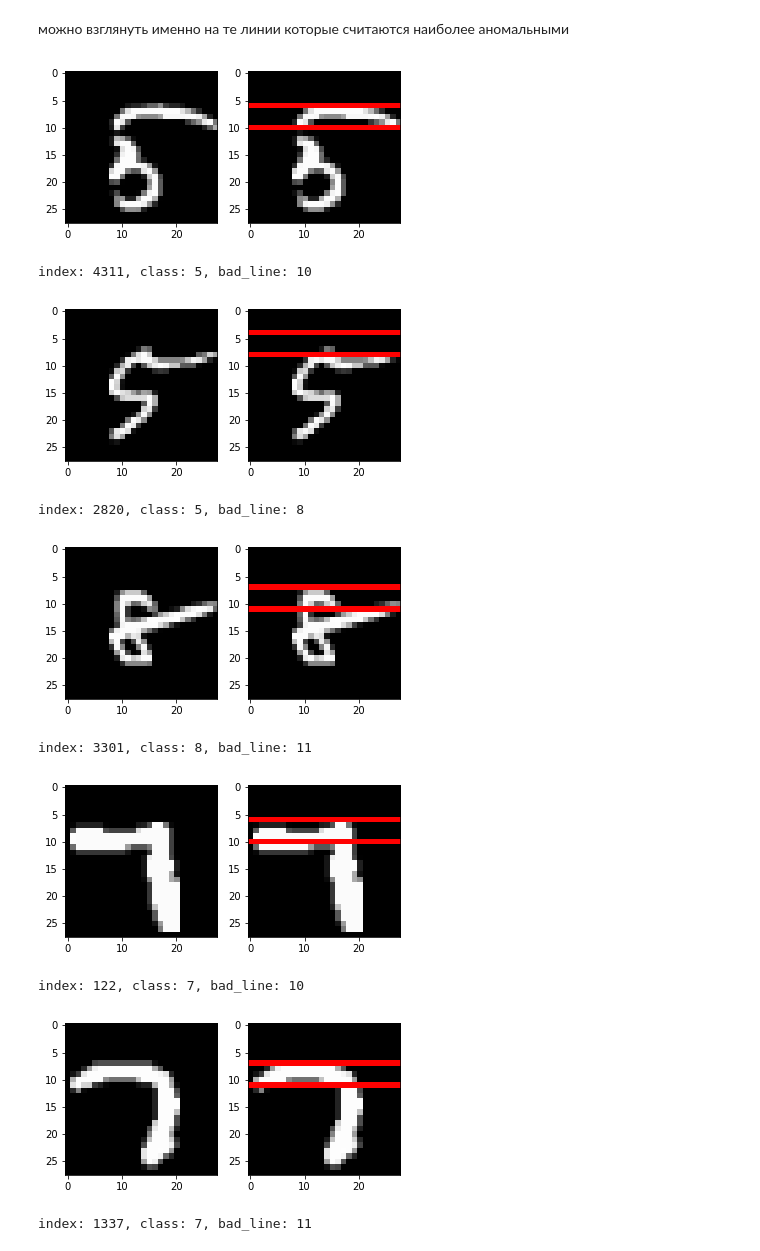
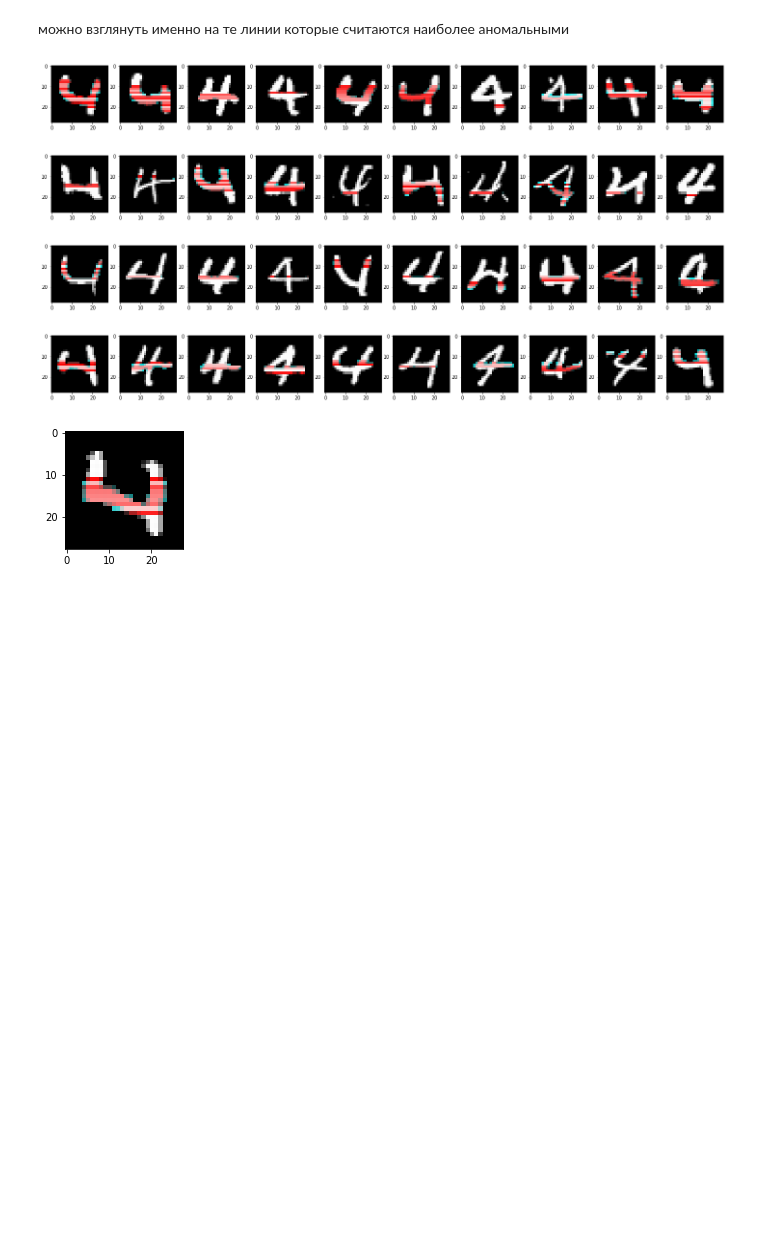
Before and after one commit to sergmiller/FlightAnomaliesDetection, a Jupyter notebook: gaussian_mixture_anomaly_detection_usage.ipynb, the cells around one changed output. Cells and saved outputs as stored; diff of their text form; code cells hidden in the pictures; blank space fills up the shorter version.

```diff
--- a/gaussian_mixture_anomaly_detection_usage.ipynb
+++ b/gaussian_mixture_anomaly_detection_usage.ipynb
@@ -201,9 +204,9 @@ Wall time: 42 s
 # %%
-smoothed_scores = detector.smoothed_sample_anomalies(scores, halflife=4)
+smoothed_scores = detector.smoothed_sample_anomalies(scores, halflife=7)
 # %% [output]
   return np.array([np.array(pd.ewma(series, halflife)).reshape(-1) for series in frames])
 # %% [markdown]
 посмотрим топ 50 аномалий
 # %%
 top_anomaly = detector.find_anomalies(smoothed_scores,
-                                      strategy='series', anomaly_top=0.05)[0][:40]
+                                      strategy='series', anomaly_top=0.05)[0][:20]
@@ -225,0 +266,15 @@ for i, item in enumerate(top_anomaly):
+# %%
+all_anomaly = detector.find_anomalies(smoothed_scores,
+                                      strategy='series', anomaly_top=1)[0][-20:]
+# %%
+k=10
+for i, item in enumerate(all_anomaly):
+    if i % k == 0:
+        plt.figure(figsize=(25, 10))
+    num = item[1]
+    score = item[0]
+    plt.subplot(1, k, i % k + 1)
+    plt.imshow(X_sample[num])
+    if i % k == k - 1:
+        plt.show()
+#     print('index: {}, class: {}'.format(num, y_sample[num]))
@@ -232,34 +291,39 @@ from skimage.color import gray2rgb
 # %%
+k=10
 imgs = set()
+lines = defaultdict(list)
 for item in detector.find_anomalies(smoothed_scores,
                                       strategy='sample', anomaly_top=0.05)[0]:
+
     num = item[1][0]
     line = item[1][1]
     score = item[0]
-    if num in imgs:
-        continue
+    lines[num].append((line, score))
     imgs.add(num)
-    if len(imgs) > 50:
+    if len(imgs) > 40:
         break
+
+for i, num in enumerate(imgs):
     img = gray2rgb(X_sample[num])
-    plt.subplot(1,2,1)
+    if i % k == 0:
+        plt.figure(figsize=(25, 10))
+#     plt.subplot(1,2,1)
+#     plt.imshow(img)
+    for line,score in lines[num]:
+        img[line-2][:, 1:3] = min(255, max(0, np.log(-score) * 20)) * (img[line-2][:, 1:3] > 0)
+#         img[line-2][:, 0] /
+#     plt.subplot(1,2,2)
+#     plt.imshow(img)
+#     plt.show()
+
+    plt.subplot(1, k, i % k + 1)
     plt.imshow(img)
-    img[max(0,line-4)][:, 1:3] = 255
-    img[max(0,line-4)][:, 0] = 1
-    img[line][:, 1:3] = 255
-    img[line][:, 0] = 1
-    plt.subplot(1,2,2)
-    plt.imshow(img)
-    plt.show()
-    print('index: {}, class: {}, bad_line: {}'.format(num, y_sample[num], line))
+    if i % k == k - 1:
+        plt.show()
+#     print('index: {}, class: {}, bad_line: {}'.format(num, y_sample[num], line))
 # %% [output]
-[figure, old version]
+[figure, new version]
-index: 4311, class: 5, bad_line: 10
-[figure, old version]
+[figure, new version]
-index: 2820, class: 5, bad_line: 8
-[figure, old version]
+[figure, new version]
-index: 3301, class: 8, bad_line: 11
-[figure, old version]
+[figure, new version]
-index: 122, class: 7, bad_line: 10
-[figure, old version]
+[figure, new version]
-index: 1337, class: 7, bad_line: 11
```
Also changed, not shown: parts of 23 cells of this notebook, 8 other files.
